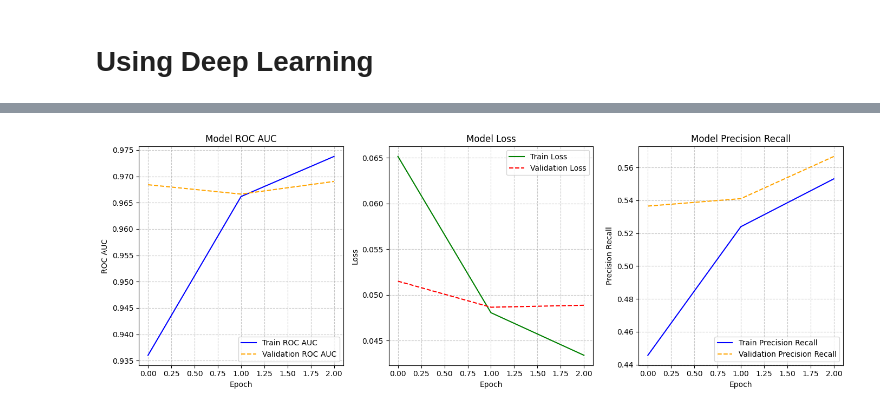
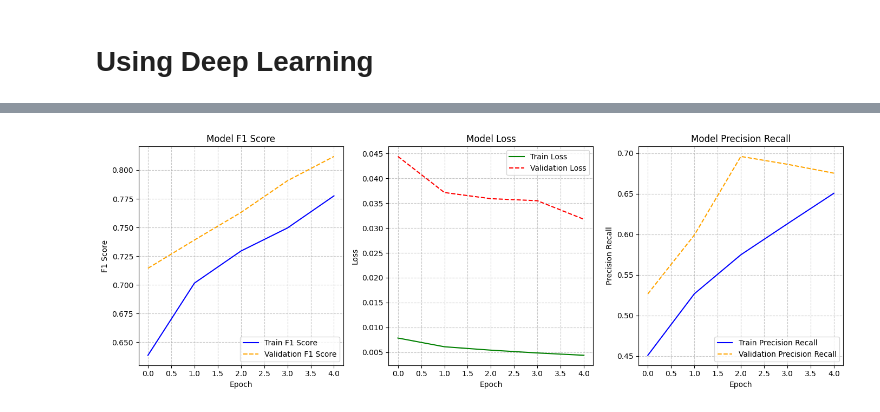
Before and after one commit to ThomasProce/Anti-Hater_filter, a Jupyter notebook: Progetto_Toxic_Comments_Filter.ipynb, the cells around one changed output, grey strips where cells are left out. Saved outputs shown, nothing was run; the diff lists cells and outputs as text; code cells hidden in the pictures.

Commit message:
add plots

```diff
--- a/Progetto_Toxic_Comments_Filter.ipynb
+++ b/Progetto_Toxic_Comments_Filter.ipynb
@@ -780,24 +885,15 @@ tf.keras.backend.clear_session()
 # %%
-ROC_AUC = tf.keras.metrics.AUC(name='roc_auc', curve='ROC',
-                               summation_method='interpolation',
-                               num_thresholds=200,
-                               multi_label=True,
-                               num_labels = 6)
-
 PRECISION_RECALL = tf.keras.metrics.AUC(name='precision_recall', curve='PR',
                                          summation_method='interpolation',
                                          num_thresholds=200,
                                          multi_label=True,
                                          num_labels = 6)
+
+F1_SCORE = tf.keras.metrics.F1Score(threshold=0.5,
+                                    average = 'weighted')
 # %%
 # Compile
 
-Net.compile(loss='binary_crossentropy',
+Net.compile(loss='BinaryCrossentropy',
             optimizer=Adam(),
-            metrics=['accuracy',ROC_AUC, PRECISION_RECALL])
+            metrics=[F1_SCORE, PRECISION_RECALL])
-# %%
-# Fit
-
-history = Net.fit(training_dataset,
-                  epochs=3,
-                  validation_data=(val_dataset))
@@ -810,0 +900,8 @@ Epoch 3/3
+# %%
+# Fit
+
+history = Net.fit(training,
+                  epochs=5,
+                  validation_data=(validation),
+                  validation_steps=int(0.25 * len(validation)), # validate on 25% of the data to speed up the process
+                  class_weight = weights) # use the same weights used with the naive model
@@ -812,39 +920,39 @@ Epoch 3/3
 # Plot the curves
 plt.figure(figsize=(14, 5))
 
-# Subplot 1: ROC AUC
+# Subplot 1: F1 Score
 plt.subplot(1, 3, 1)
-plt.plot(history.history['roc_auc'], label='Train ROC AUC', color='blue', linestyle='solid')
-plt.plot(history.history['val_roc_auc'], label='Validation ROC AUC', color='orange', linestyle='dashed')
-plt.title('Model ROC AUC')
+plt.plot(history.history['f1_score'], label='Train F1 Score', color='blue', linestyle='solid')
+plt.plot(history.history['val_f1_score'], label='Validation F1 Score', color='orange', linestyle='dashed')
+plt.title('Model F1 Score')
 plt.xlabel('Epoch')
-plt.ylabel('ROC AUC')
+plt.ylabel('F1 Score')
 plt.legend(loc='lower right')
 plt.grid(True, which='both', alpha=0.7, linestyle='dashed')
 
 # Subplot 2: Loss
 plt.subplot(1, 3, 2)
 plt.plot(history.history['loss'], label='Train Loss', color='green', linestyle='solid')
 plt.plot(history.history['val_loss'], label='Validation Loss', color='red', linestyle='dashed')
 plt.title('Model Loss')
 plt.xlabel('Epoch')
 plt.ylabel('Loss')
 plt.legend(loc='upper right')
 plt.grid(True, which='both', alpha=0.7, linestyle='dashed')
 
 
 # Subplot 3: Precision Recall
 plt.subplot(1, 3,3 )
 plt.plot(history.history['precision_recall'], label='Train Precision Recall', color='blue', linestyle='solid')
 plt.plot(history.history['val_precision_recall'], label='Validation Precision Recall', color='orange', linestyle='dashed')
 plt.title('Model Precision Recall')
 plt.xlabel('Epoch')
 plt.ylabel('Precision Recall')
 plt.legend(loc='lower right')
 plt.grid(True, which='both', alpha=0.7, linestyle='dashed')
 
 plt.tight_layout()
 plt.show()
 # %% [output]
-[figure, old version]
+[figure, new version]
 # %%
```
Also changed, not shown: parts of 38 cells of this notebook.
